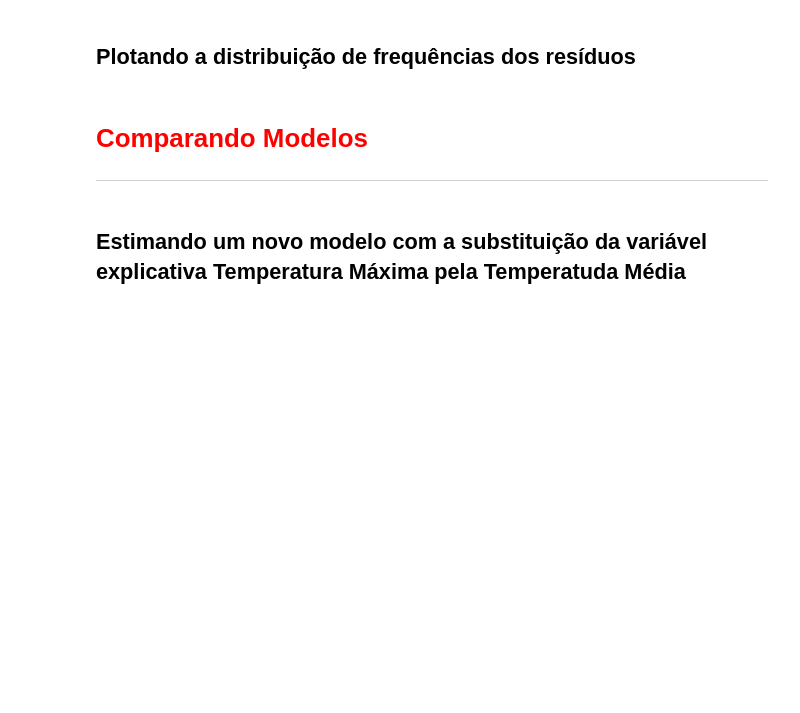
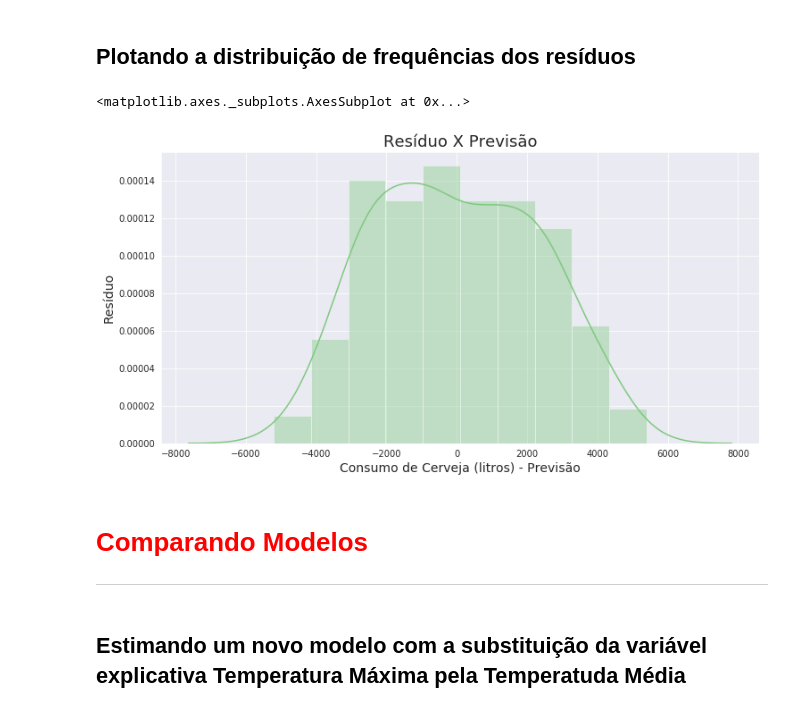
Before and after one commit to GlauberC/alura_cursos, a Jupyter notebook: Data_science/3-regressao-linear/Projeto/regressao-linear.ipynb, the cells around one changed output. Saved outputs shown, nothing was run; the diff lists cells and outputs as text; code cells hidden in the pictures; blank space fills up the shorter version.

```diff
--- a/Data_science/3-regressao-linear/Projeto/Regress╞o Linear.ipynb
+++ b/Data_science/3-regressao-linear/Projeto/regressao-linear.ipynb
@@ -428,5 +570,15 @@ Fonte: Econometria Básica - 5ª edição - Gujarati e Porter
 # %% [markdown]
 ## Plotando a distribuição de frequências dos resíduos
+# %%
+ax = sns.distplot(residuo)
+ax.figure.set_size_inches(12, 6)
+ax.set_title('Resíduo X Previsão', fontsize = 18)
+ax.set_xlabel('Consumo de Cerveja (litros) - Previsão', fontsize = 14)
+ax.set_ylabel('Resíduo', fontsize=14)
+ax
+# %% [output]
+<matplotlib.axes._subplots.AxesSubplot at 0x...>
+[figure, added]
 # %% [markdown]
 # <font color='red' style='font-size: 30px;'>Comparando Modelos</font>
 <hr style='border: 2px solid red;'>
```
Also changed, not shown: parts of 47 cells of this notebook, 6 other files.
